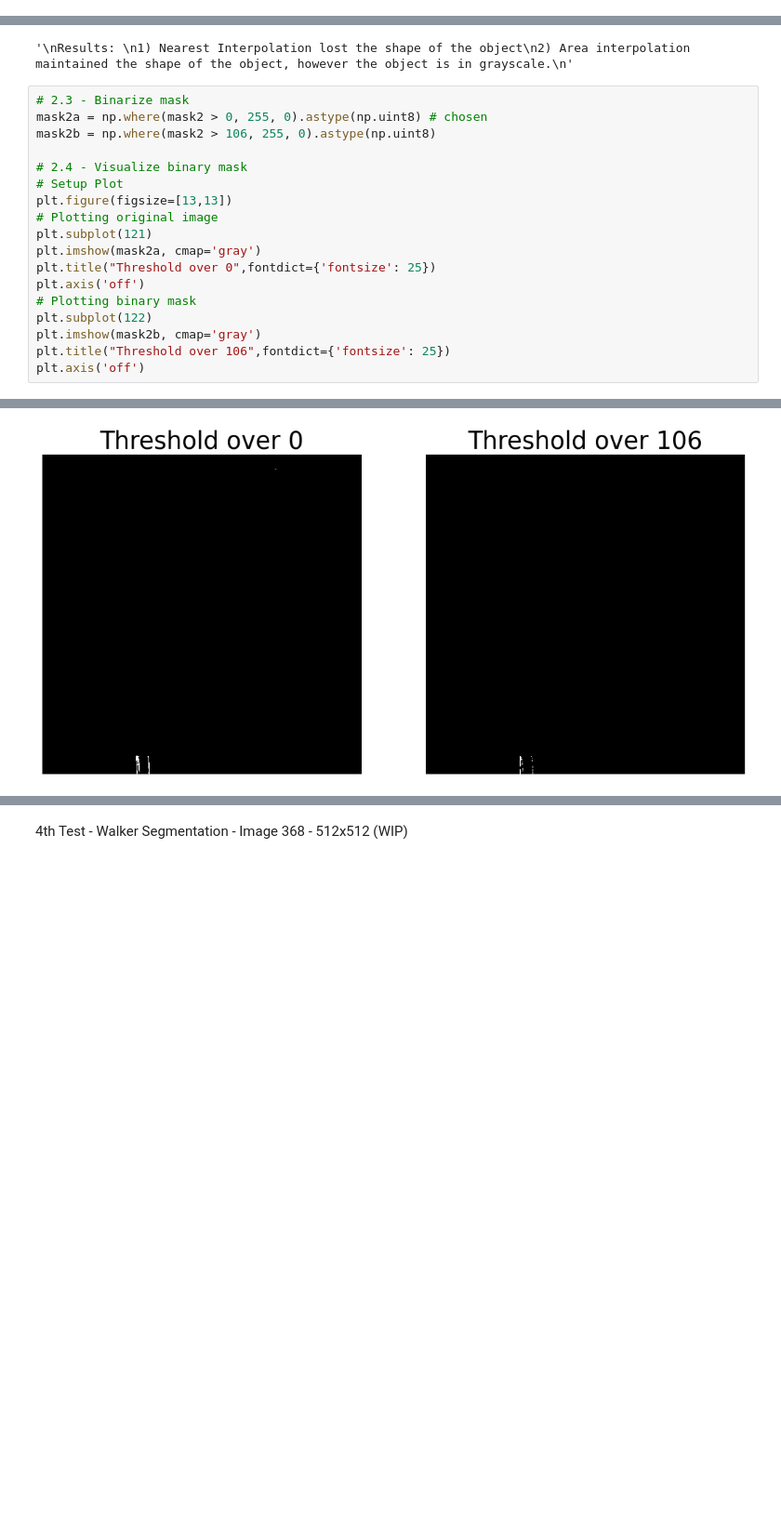
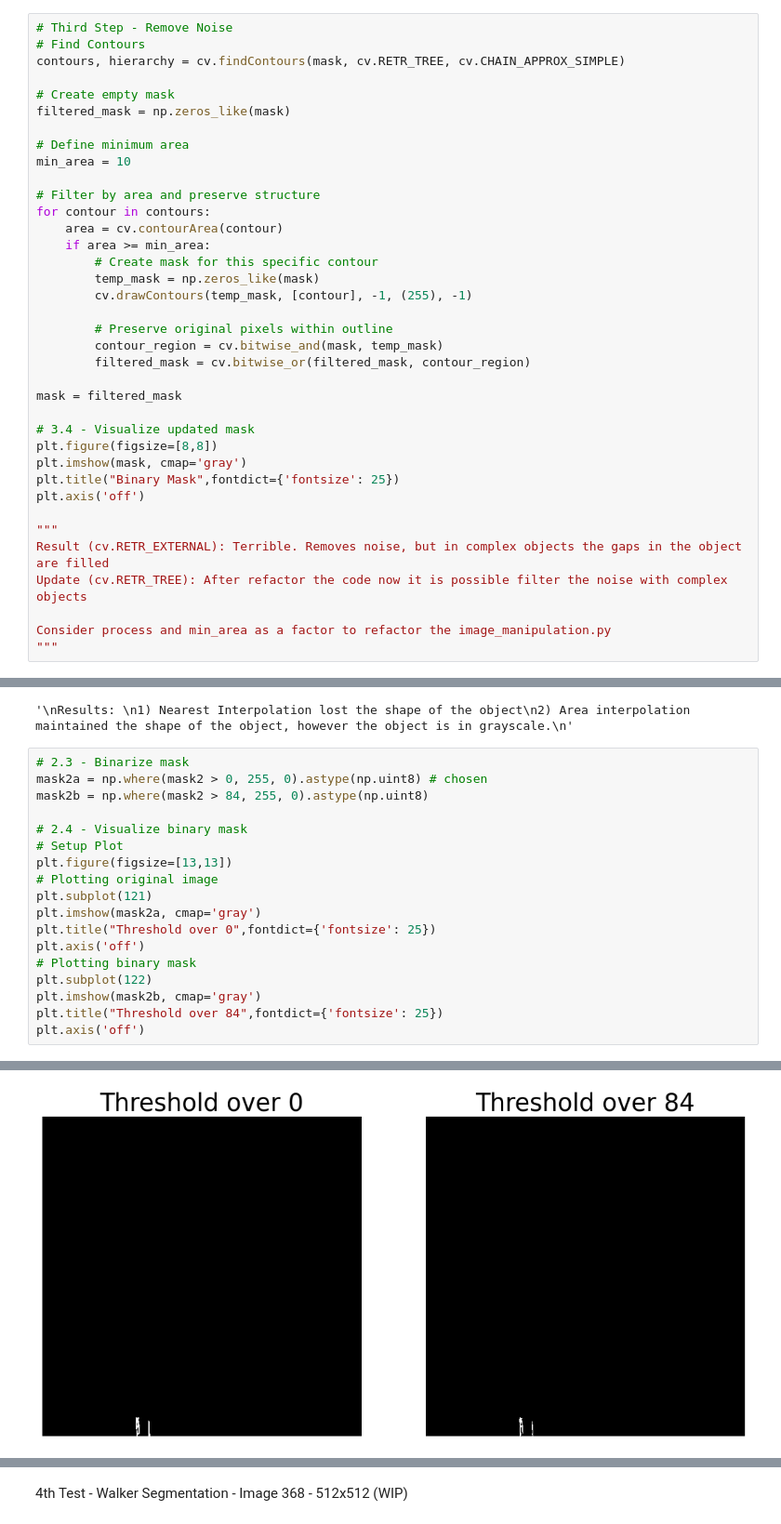
Before and after one commit to rpgouveia/pucpr_pibiti_semantic_segmentation, a Jupyter notebook: study_color_conversion_v2/walker_resize.ipynb, the cells around one changed output, grey strips where cells are left out. Shown: that part at 93% size. Drawn from its saved outputs; the diff is of its cells as text; blank space fills up the shorter version.

```diff
--- a/study_color_conversion_v2/walker_resize.ipynb
+++ b/study_color_conversion_v2/walker_resize.ipynb
@@ -102,0 +136,37 @@ Values are 0 and 255.
+# %%
+# Third Step - Remove Noise
+# Find Contours
+contours, hierarchy = cv.findContours(mask, cv.RETR_TREE, cv.CHAIN_APPROX_SIMPLE)
+
+# Create empty mask
+filtered_mask = np.zeros_like(mask)
+
+# Define minimum area
+min_area = 10
+
+# Filter by area and preserve structure
+for contour in contours:
+    area = cv.contourArea(contour)
+    if area >= min_area:
+        # Create mask for this specific contour
+        temp_mask = np.zeros_like(mask)
+        cv.drawContours(temp_mask, [contour], -1, (255), -1)
+
+        # Preserve original pixels within outline
+        contour_region = cv.bitwise_and(mask, temp_mask)
+        filtered_mask = cv.bitwise_or(filtered_mask, contour_region)
+
+mask = filtered_mask
+
+# 3.4 - Visualize updated mask
+plt.figure(figsize=[8,8])
+plt.imshow(mask, cmap='gray')
+plt.title("Binary Mask",fontdict={'fontsize': 25})
+plt.axis('off')
+
+"""
+Result (cv.RETR_EXTERNAL): Terrible. Removes noise, but in complex objects the gaps in the object are filled
+Update (cv.RETR_TREE): After refactor the code now it is possible filter the noise with complex objects
+
+Consider process and min_area as a factor to refactor the image_manipulation.py
+"""
@@ -141,24 +214,24 @@ Results:
 # %%
 # 2.3 - Binarize mask
 mask2a = np.where(mask2 > 0, 255, 0).astype(np.uint8) # chosen
-mask2b = np.where(mask2 > 106, 255, 0).astype(np.uint8)
+mask2b = np.where(mask2 > 84, 255, 0).astype(np.uint8)
 
 # 2.4 - Visualize binary mask
 # Setup Plot
 plt.figure(figsize=[13,13])
 # Plotting original image
 plt.subplot(121)
 plt.imshow(mask2a, cmap='gray')
 plt.title("Threshold over 0",fontdict={'fontsize': 25})
 plt.axis('off')
 # Plotting binary mask
 plt.subplot(122)
 plt.imshow(mask2b, cmap='gray')
-plt.title("Threshold over 106",fontdict={'fontsize': 25})
+plt.title("Threshold over 84",fontdict={'fontsize': 25})
 plt.axis('off')
 # %% [output]
 (np.float64(-0.5), np.float64(511.5), np.float64(511.5), np.float64(-0.5))
-[figure, old version]
+[figure, new version]
 # %%
 # cv.imshow("Inspect Image", bgr_img)
 # cv.imshow("Inspect Image", hsv_img)
```
Also changed, not shown: parts of 17 cells of this notebook, 1 other file.
